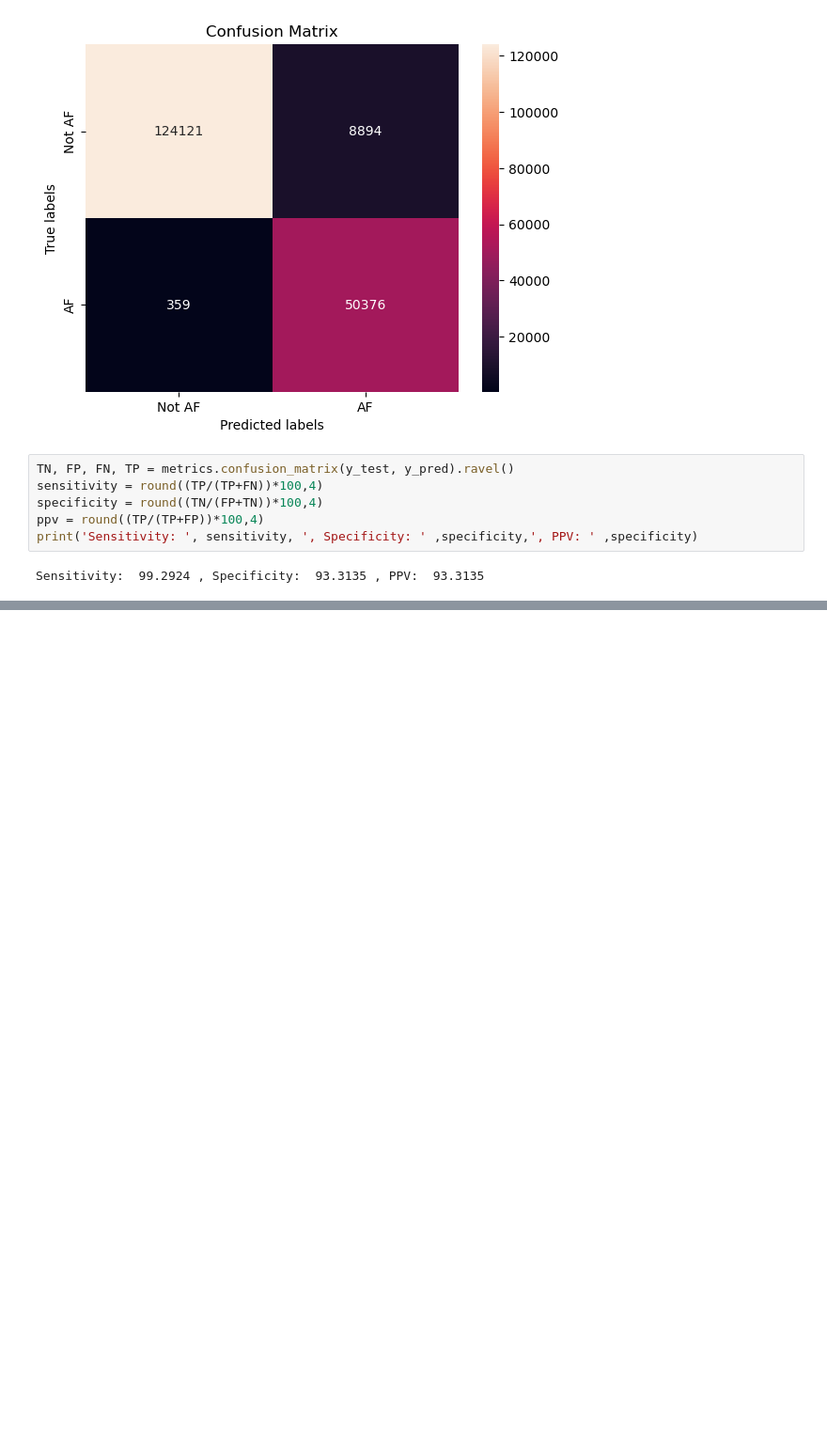
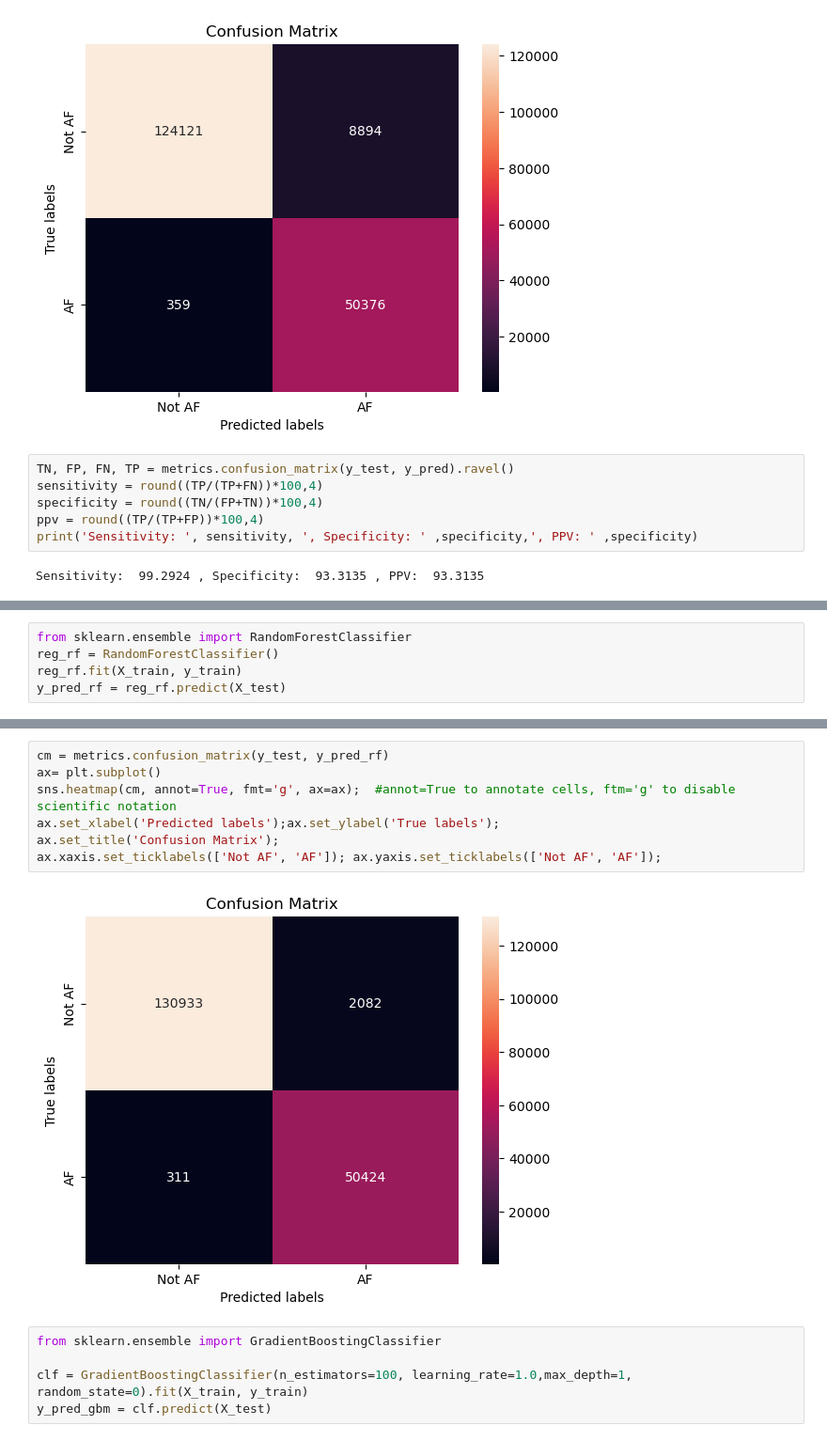
Before and after one commit to maeveymc1/testrepo, a Jupyter notebook: svm_model.ipynb, the cells around one changed output, grey strips where cells are left out. Shown at 94% size. Cells and saved outputs as stored; diff of their text form; blank space fills up the shorter version.

```diff
--- a/svm_model.ipynb
+++ b/svm_model.ipynb
@@ -92,0 +115,5 @@ Sensitivity:  99.2924 , Specificity:  93.3135 , PPV:  93.3135
+# %%
+from sklearn.ensemble import RandomForestClassifier
+reg_rf = RandomForestClassifier()
+reg_rf.fit(X_train, y_train)
+y_pred_rf = reg_rf.predict(X_test)
@@ -92,0 +128,14 @@ Sensitivity:  99.2924 , Specificity:  93.3135 , PPV:  93.3135
+# %%
+cm = metrics.confusion_matrix(y_test, y_pred_rf)
+ax= plt.subplot()
+sns.heatmap(cm, annot=True, fmt='g', ax=ax);  #annot=True to annotate cells, ftm='g' to disable scientific notation
+ax.set_xlabel('Predicted labels');ax.set_ylabel('True labels');
+ax.set_title('Confusion Matrix');
+ax.xaxis.set_ticklabels(['Not AF', 'AF']); ax.yaxis.set_ticklabels(['Not AF', 'AF']);
+# %% [output]
+[figure, added]
+# %%
+from sklearn.ensemble import GradientBoostingClassifier
+
+clf = GradientBoostingClassifier(n_estimators=100, learning_rate=1.0,max_depth=1, random_state=0).fit(X_train, y_train)
+y_pred_gbm = clf.predict(X_test)
```
Also changed, not shown: parts of 6 cells of this notebook.
